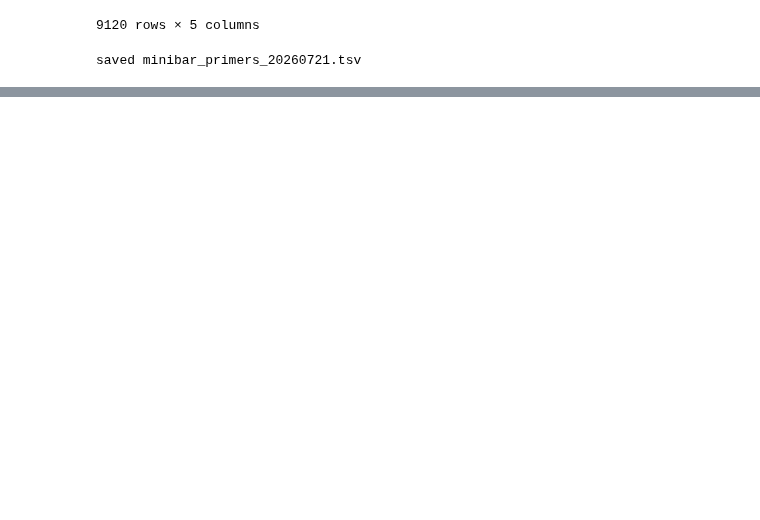
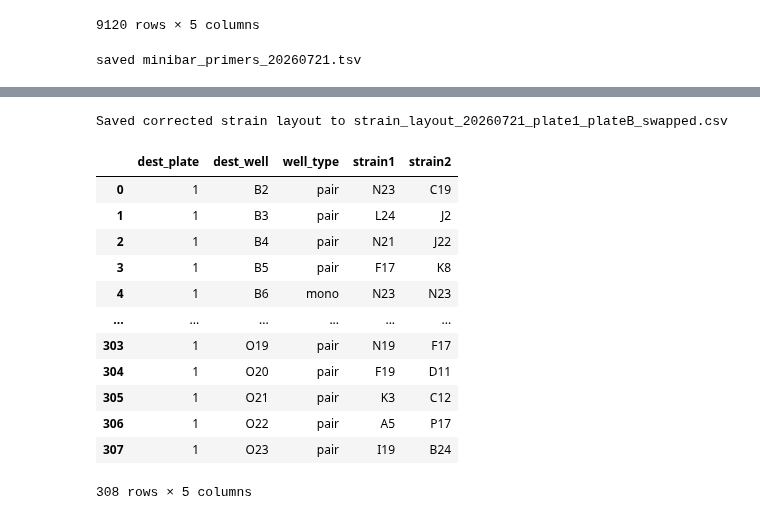
Before and after one commit to RatzkeLab/pairwise-interactions, a Jupyter notebook: 20260721/setup/experiment_setup.ipynb, the cells around one changed output, grey strips where cells are left out. Saved outputs shown, nothing was run; the diff lists cells and outputs as text; code cells hidden in the pictures; blank space fills up the shorter version.

```diff
--- a/20260721/setup/experiment_setup.ipynb
+++ b/20260721/setup/experiment_setup.ipynb
@@ -484,0 +489,49 @@ saved minibar_primers_20260721.tsv
+# %%
+# Create a corrected copy of the strain layout by swapping the strain assignments
+# between plate 1 and plate B (plate label "B" or "plateb")
+def normalize_plate_label(x):
+    if pd.isna(x):
+        return None
+    return str(x).strip().lower().replace("plate", "", 1)
+
+plate1_mask = df_layout["dest_plate"].map(normalize_plate_label) == "1"
+plateB_mask = df_layout["dest_plate"].map(normalize_plate_label) == "2"
+
+if plate1_mask.sum() == 0 or plateB_mask.sum() == 0:
+    raise ValueError("Could not find both plate 1 and plate B in dest_plate.")
+if plate1_mask.sum() != plateB_mask.sum():
+    raise ValueError("Plate 1 and plate B do not have the same number of wells; cannot swap safely.")
+
+swap_cols = ["well_type", "strain1", "strain2"]
+
+df_layout_corrected = df_layout.copy()
+plate1_rows = df_layout.loc[plate1_mask, swap_cols].copy()
+plateB_rows = df_layout.loc[plateB_mask, swap_cols].copy()
+
+df_layout_corrected.loc[plate1_mask, swap_cols] = plateB_rows.to_numpy()
+df_layout_corrected.loc[plateB_mask, swap_cols] = plate1_rows.to_numpy()
+
+out_csv = f"strain_layout_{randseed_date}_plate1_plateB_swapped.csv"
+df_layout_corrected.to_csv(out_csv, index=False)
+
+print(f"Saved corrected strain layout to {out_csv}")
+display(
+    df_layout_corrected[
+        df_layout_corrected["dest_plate"].map(normalize_plate_label).isin(["1", "b"])
+    ][["dest_plate", "dest_well", "well_type", "strain1", "strain2"]]
+)
+# %% [output]
+Saved corrected strain layout to strain_layout_20260721_plate1_plateB_swapped.csv
+|  | dest_plate | dest_well | well_type | strain1 | strain2 |
+| 0 | 1 | B2 | pair | N23 | C19 |
+| 1 | 1 | B3 | pair | L24 | J2 |
+| 2 | 1 | B4 | pair | N21 | J22 |
+| 3 | 1 | B5 | pair | F17 | K8 |
+| 4 | 1 | B6 | mono | N23 | N23 |
+| ... | ... | ... | ... | ... | ... |
+| 303 | 1 | O19 | pair | N19 | F17 |
+| 304 | 1 | O20 | pair | F19 | D11 |
+| 305 | 1 | O21 | pair | K3 | C12 |
+| 306 | 1 | O22 | pair | A5 | P17 |
+| 307 | 1 | O23 | pair | I19 | B24 |
+308 rows × 5 columns
```
Also changed, not shown: parts of 4 cells of this notebook, 2 other files.
